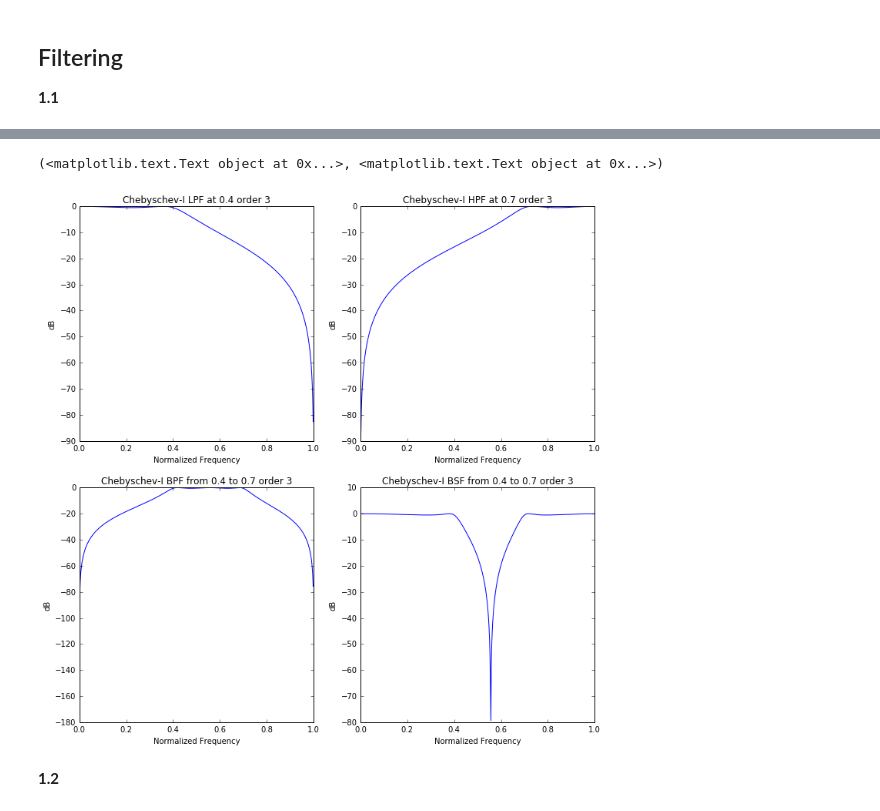
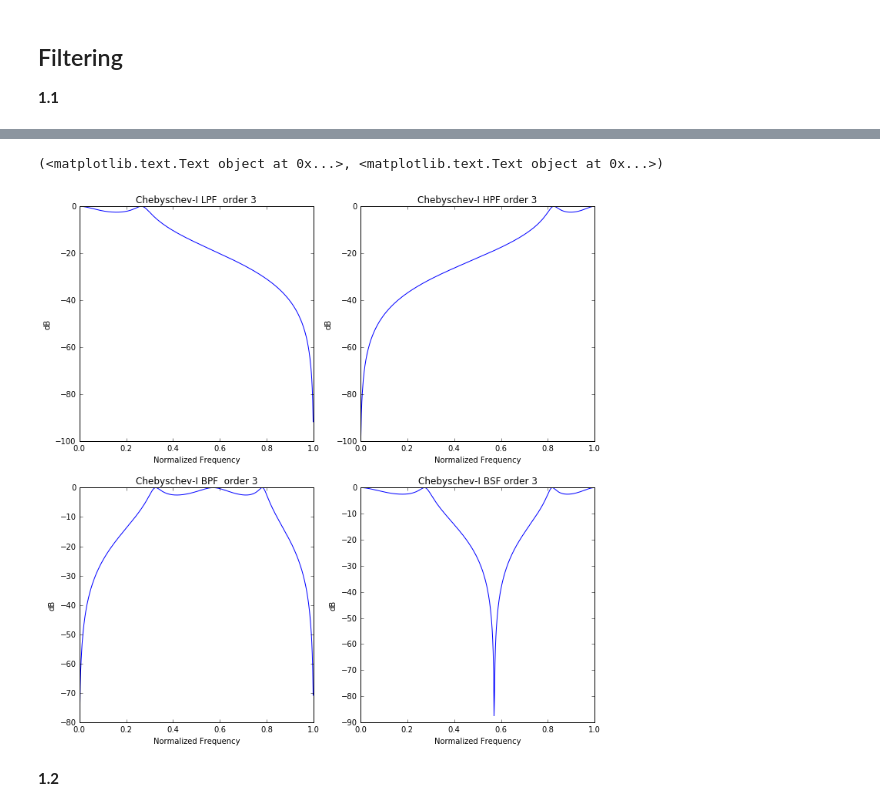
Before and after one commit to lkolezhuk/DSP-TP-1617, a Jupyter notebook: Lab6-7/python/Lab67.ipynb, the cells around one changed output, grey strips where cells are left out. Cells and saved outputs as stored; diff of their text form; code cells hidden in the pictures.

```diff
--- a/Lab6-7/python/Lab67.ipynb
+++ b/Lab6-7/python/Lab67.ipynb
@@ -87,46 +91,49 @@ plt.ylabel('dB'), plt.xlabel('Normalized Frequency')
 # %%
-#Chebyschev!
+#Chebyschev
 filter_order = 3
-w_cutoff = 0.4
-w_pass = 0.7
-max_ripple_db = 1.0
+w_cutoff = 0.3
+w_pass = 0.8
+max_ripple_db = 5.0
 
-#lowpass’, ‘highpass’, ‘bandpass’, ‘bandstop’
+#lowpass
 cheb_b1, cheb_a1 = signal.cheby1(filter_order, max_ripple_db, w_cutoff, btype='lowpass')
 cheb_w1, cheb_h1 = signal.freqz(cheb_b1, cheb_a1)
 
+#highpass
 cheb_b2, cheb_a2 = signal.cheby1(filter_order, max_ripple_db, w_pass, btype='highpass')
 cheb_w2, cheb_h2 = signal.freqz(cheb_b2, cheb_a2)
 
+#bandpass
 cheb_b3, cheb_a3 = signal.cheby1(filter_order, max_ripple_db, [w_cutoff, w_pass], btype='bandpass')
 cheb_w3, cheb_h3 = signal.freqz(cheb_b3, cheb_a3)
 
+#bandstop
 cheb_b4, cheb_a4 = signal.cheby1(filter_order, max_ripple_db, [w_cutoff, w_pass], btype='bandstop')
 cheb_w4, cheb_h4 = signal.freqz(cheb_b4, cheb_a4)
 
 plt.figure(figsize=(12,12))
 plt.subplot(2,2,1)
-plt.title('Chebyschev-I LPF at 0.4 order 3')
+plt.title('Chebyschev-I LPF  order 3')
 plt.plot(cheb_w1/np.pi, 10*np.log10(np.abs(cheb_h1)))
 plt.ylabel('dB'), plt.xlabel('Normalized Frequency')
 
 plt.subplot(2,2,2)
-plt.title('Chebyschev-I HPF at 0.7 order 3')
+plt.title('Chebyschev-I HPF order 3')
 plt.plot(cheb_w2/np.pi, 10*np.log10(np.abs(cheb_h2)))
 plt.ylabel('dB'), plt.xlabel('Normalized Frequency')
 
 plt.subplot(2,2,3)
-plt.title('Chebyschev-I BPF from 0.4 to 0.7 order 3')
+plt.title('Chebyschev-I BPF  order 3')
 plt.plot(cheb_w3/np.pi, 10*np.log10(np.abs(cheb_h3)))
 plt.ylabel('dB'), plt.xlabel('Normalized Frequency')
 
 plt.subplot(2,2,4)
-plt.title('Chebyschev-I BSF from 0.4 to 0.7 order 3')
+plt.title('Chebyschev-I BSF order 3')
 plt.plot(cheb_w4/np.pi, 10*np.log10(np.abs(cheb_h4)))
 plt.ylabel('dB'), plt.xlabel('Normalized Frequency')
 # %% [output]
 (<matplotlib.text.Text object at 0x...>, <matplotlib.text.Text object at 0x...>)
-[figure, old version]
+[figure, new version]
 # %% [markdown]
 **1.2**
 # %%
```
Also changed, not shown: parts of 14 cells of this notebook.
